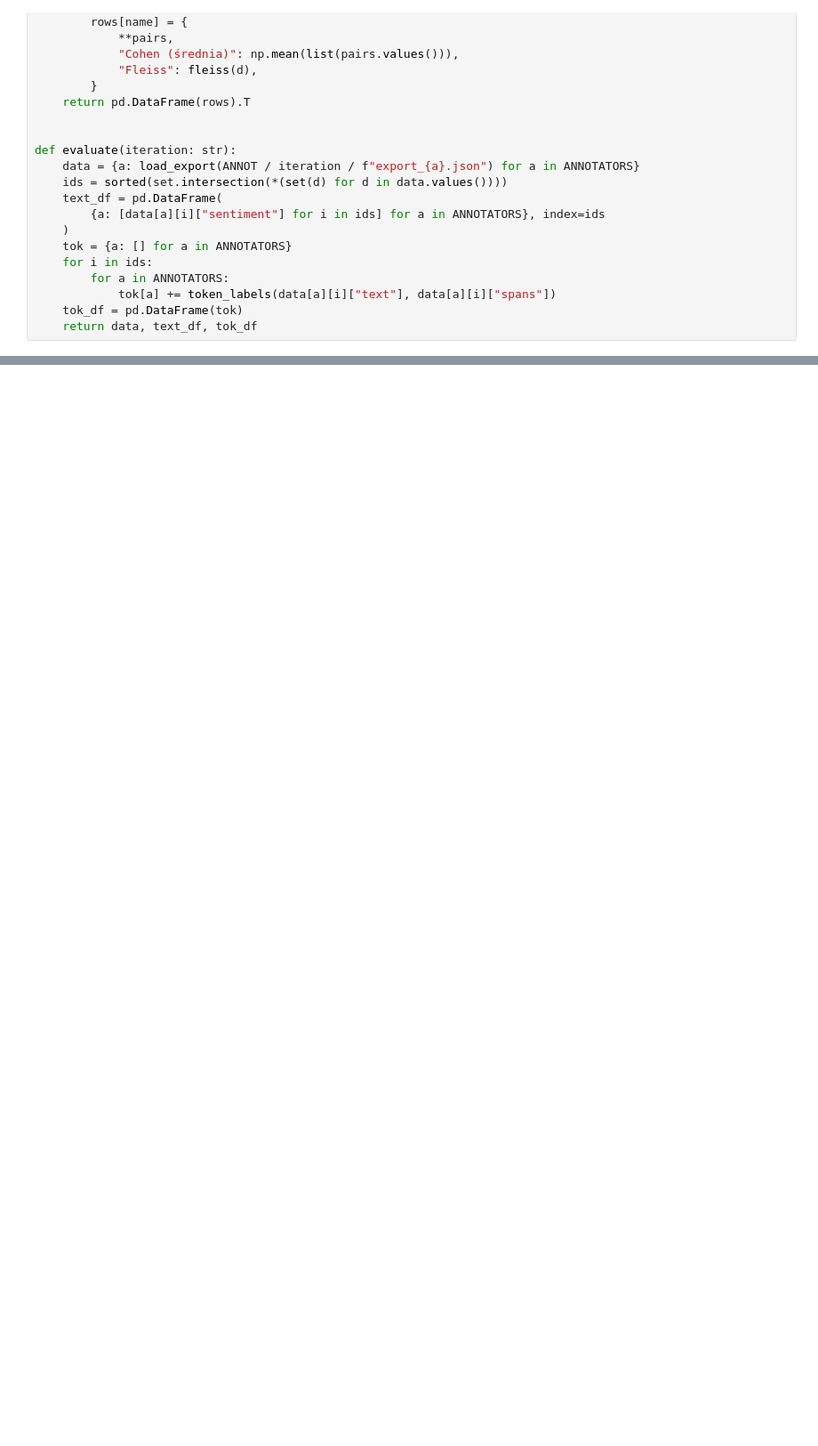
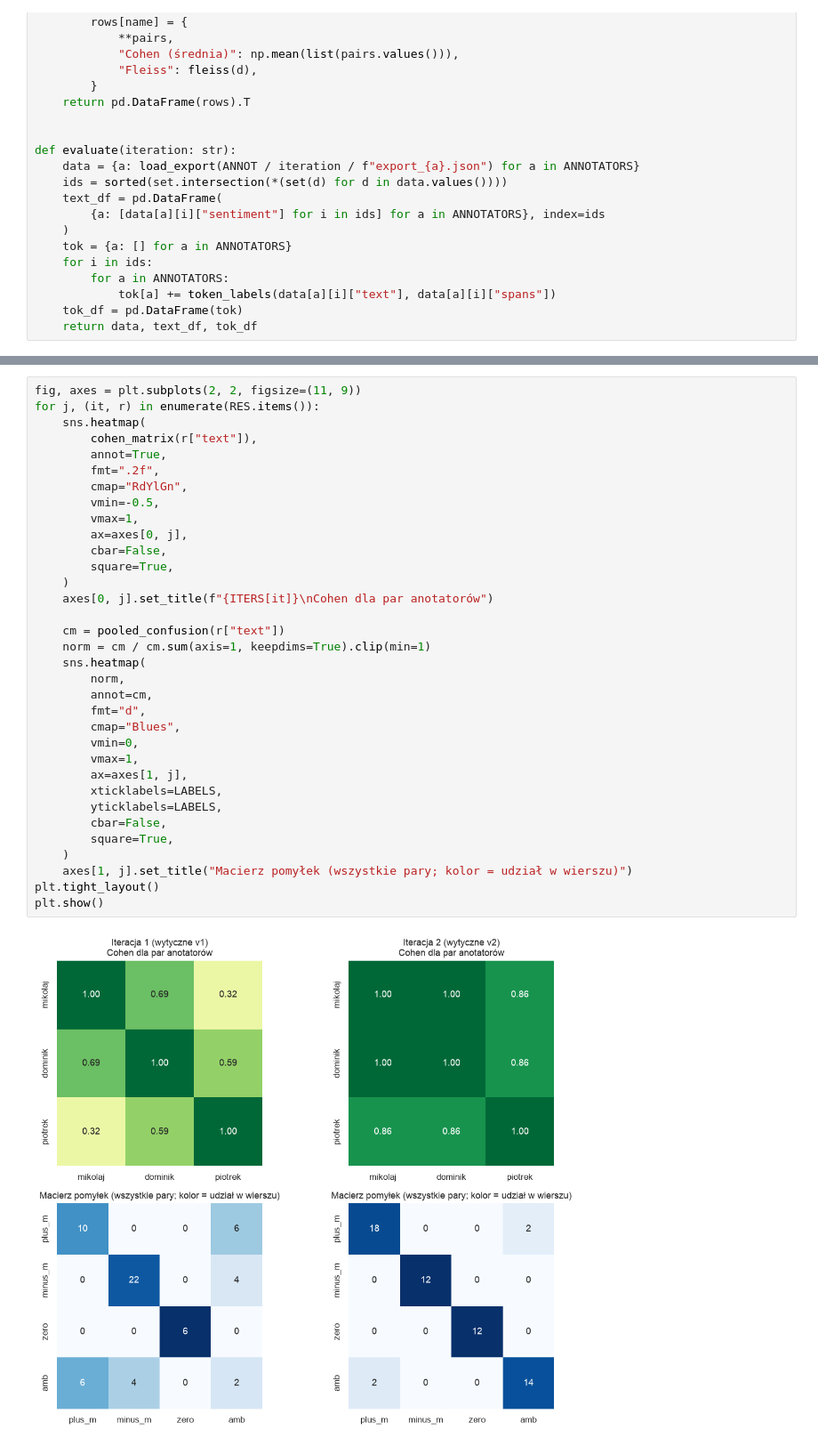
Before and after one commit to Voldziu/NLP, a Jupyter notebook: 01/notebooks/agreement.ipynb, the cells around one changed output, grey strips where cells are left out. Shown at 89% size. Cells and saved outputs as stored; diff of their text form; blank space fills up the shorter version.

```diff
--- a/01/notebooks/agreement.ipynb
+++ b/01/notebooks/agreement.ipynb
@@ -175,0 +277,36 @@ comparison.round(3)
+# %%
+fig, axes = plt.subplots(2, 2, figsize=(11, 9))
+for j, (it, r) in enumerate(RES.items()):
+    sns.heatmap(
+        cohen_matrix(r["text"]),
+        annot=True,
+        fmt=".2f",
+        cmap="RdYlGn",
+        vmin=-0.5,
+        vmax=1,
+        ax=axes[0, j],
+        cbar=False,
+        square=True,
+    )
+    axes[0, j].set_title(f"{ITERS[it]}\nCohen dla par anotatorów")
+
+    cm = pooled_confusion(r["text"])
+    norm = cm / cm.sum(axis=1, keepdims=True).clip(min=1)
+    sns.heatmap(
+        norm,
+        annot=cm,
+        fmt="d",
+        cmap="Blues",
+        vmin=0,
+        vmax=1,
+        ax=axes[1, j],
+        xticklabels=LABELS,
+        yticklabels=LABELS,
+        cbar=False,
+        square=True,
+    )
+    axes[1, j].set_title("Macierz pomyłek (wszystkie pary; kolor = udział w wierszu)")
+plt.tight_layout()
+plt.show()
+# %% [output]
+[figure, added]
```
Also changed, not shown: parts of 45 cells of this notebook, 9 other files.
